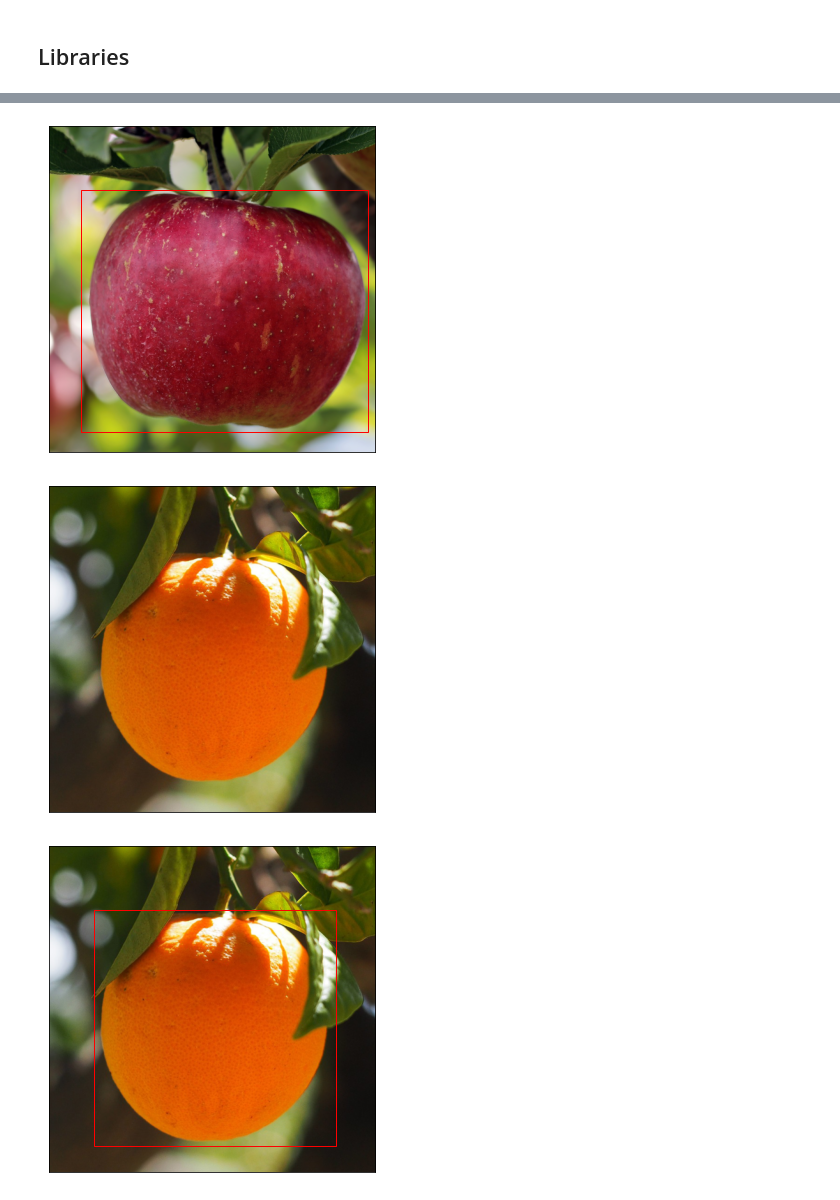
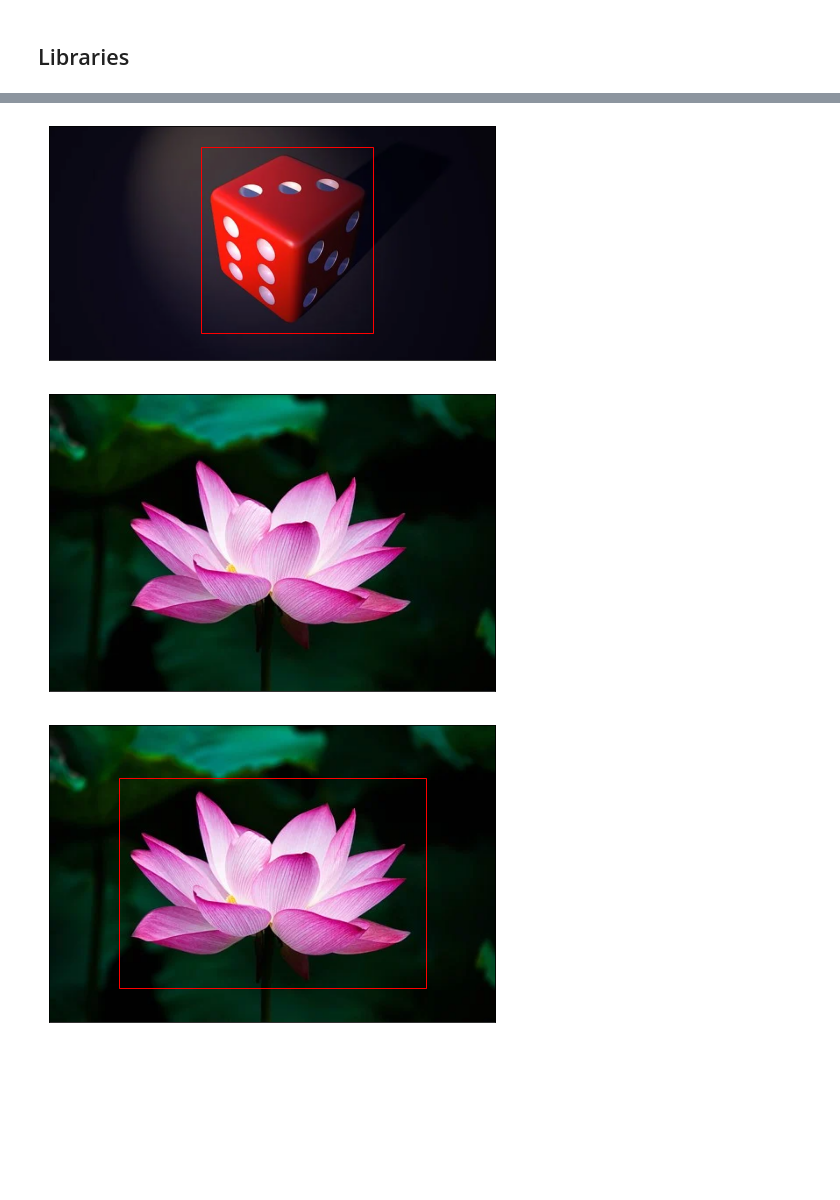
Before and after one commit to GuilhermeTorresMarquesVidal/Assignment_3_Comp_Photography_Image_Segmentation_n_Compositing, a Jupyter notebook: I.ipynb, the cells around one changed output, grey strips where cells are left out. Cells and saved outputs as stored; diff of their text form; code cells hidden in the pictures; blank space fills up the shorter version.

```diff
--- a/I.ipynb
+++ b/I.ipynb
@@ -13,4 +13,4 @@ import matplotlib.image as mpimg
 # %%
-apple = mpimg.imread('Images/Apple.png')
-orange = mpimg.imread('Images/Orange.png')
+dados = mpimg.imread('Images/dados.png')
+flor = mpimg.imread('Images/flor.png')
 # %% [markdown]
@@ -27,34 +27,34 @@ plt.gca().yaxis.set_major_locator(NullLocator())
 # %%
 fig, ax = plt.subplots(figsize = (8,6))
 
-ax.imshow(apple)
+ax.imshow(dados)
 
-rect = patches.Rectangle((50, 100), 450, 380,
+rect = patches.Rectangle((220, 30), 250, 270,
                          linewidth=1,
                          edgecolor='r',
                          facecolor='none')
 
 ax.add_patch(rect)
 
 plt.gca().xaxis.set_major_locator(NullLocator())
 plt.gca().yaxis.set_major_locator(NullLocator())
 # %% [output]
-[figure, old version]
+[figure, new version]
 # %%
 fig, ax = plt.subplots(figsize = (8,6))
 
-ax.imshow(orange)
+ax.imshow(flor)
 
 plt.gca().xaxis.set_major_locator(NullLocator())
 plt.gca().yaxis.set_major_locator(NullLocator())
 # %% [output]
-[figure, old version]
+[figure, new version]
 # %%
 fig, ax = plt.subplots(figsize = (8,6))
 
-ax.imshow(orange)
+ax.imshow(flor)
 
-rect = patches.Rectangle((70, 100), 380, 370,
+rect = patches.Rectangle((80, 60), 350, 240,
                          linewidth=1,
                          edgecolor='r',
                          facecolor='none')
@@ -64,5 +64,5 @@ ax.add_patch(rect)
 plt.gca().xaxis.set_major_locator(NullLocator())
 plt.gca().yaxis.set_major_locator(NullLocator())
 # %% [output]
-[figure, old version]
+[figure, new version]
 # %% [markdown]
```
Also changed, not shown: parts of 12 cells of this notebook, 43 other files.
